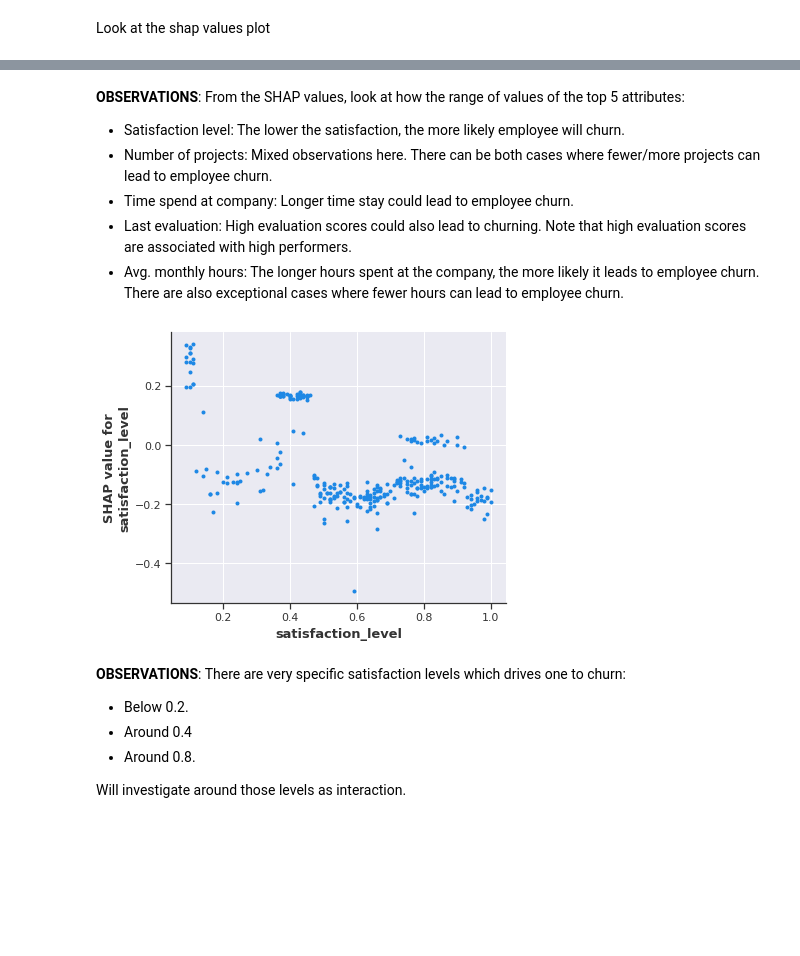
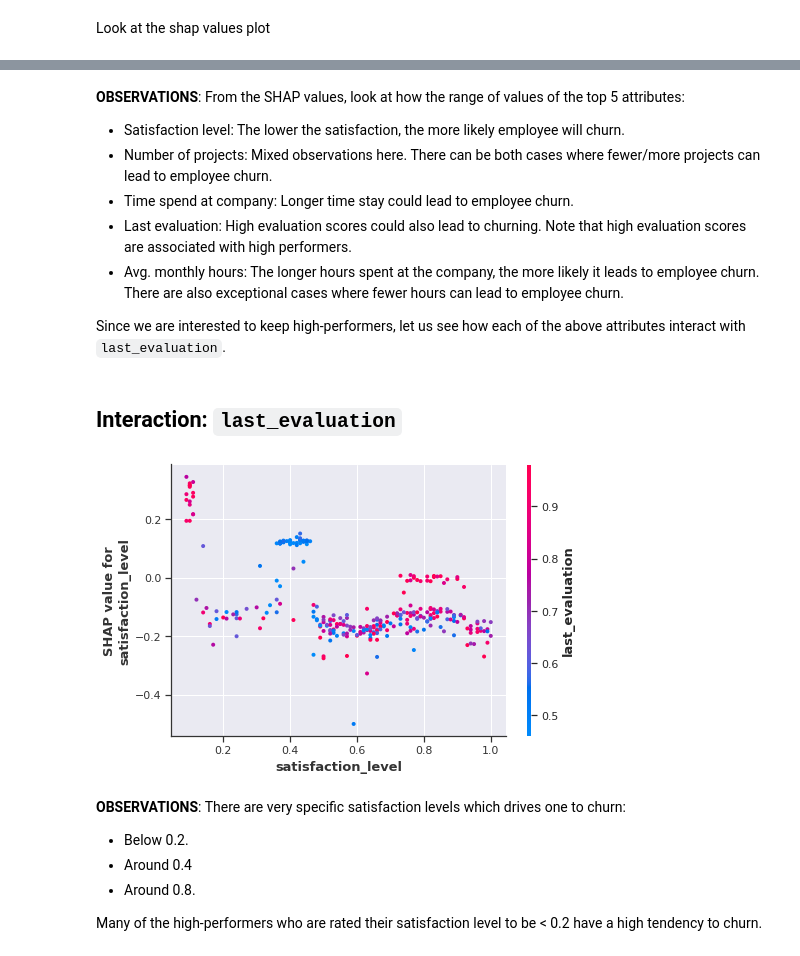
Before and after one commit to anthonyckleung/HR-Churn-Analysis, a Jupyter notebook: hr_churn_classification.ipynb, the cells around one changed output, grey strips where cells are left out. Drawn from its saved outputs; the diff is of its cells as text; code cells hidden in the pictures; blank space fills up the shorter version.

```diff
--- a/hr_churn_classification.ipynb
+++ b/hr_churn_classification.ipynb
@@ -295,22 +291,26 @@ shap.summary_plot(shap_values[1],
 * Time spend at company: Longer time stay could lead to employee churn.
 * Last evaluation: High evaluation scores could also lead to churning. Note that high evaluation scores are associated with high performers.
 * Avg. monthly hours: The longer hours spent at the company, the more likely it leads to employee churn. There are also exceptional cases where fewer hours can lead to employee churn.
+
+Since we are interested to keep high-performers, let us see how each of the above attributes interact with `last_evaluation`.
+# %% [markdown]
+## Interaction: `last_evaluation`
 # %%
 shap.dependence_plot('satisfaction_level',
                      shap_values[1],
                      features = X_shap,
                      feature_names = feat_columns,
-                     interaction_index = None,
+                     interaction_index = 'last_evaluation',
                      )
 # %% [output]
-[figure, old version]
+[figure, new version]
 # %% [markdown]
 **OBSERVATIONS**: There are very specific satisfaction levels which drives one to churn:
 * Below 0.2.
 * Around 0.4
 * Around 0.8.
 
-Will investigate around those levels as interaction.
+Many of the high-performers who are rated their satisfaction level to be < 0.2 have a high tendency to churn.
 # %%
 shap.dependence_plot('number_project',
                      shap_values[1],
```
Also changed, not shown: parts of 25 cells of this notebook.
